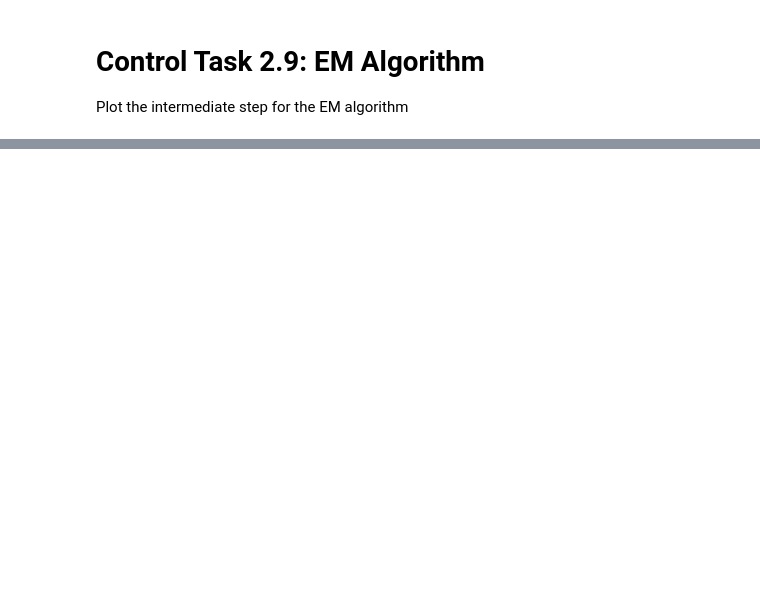
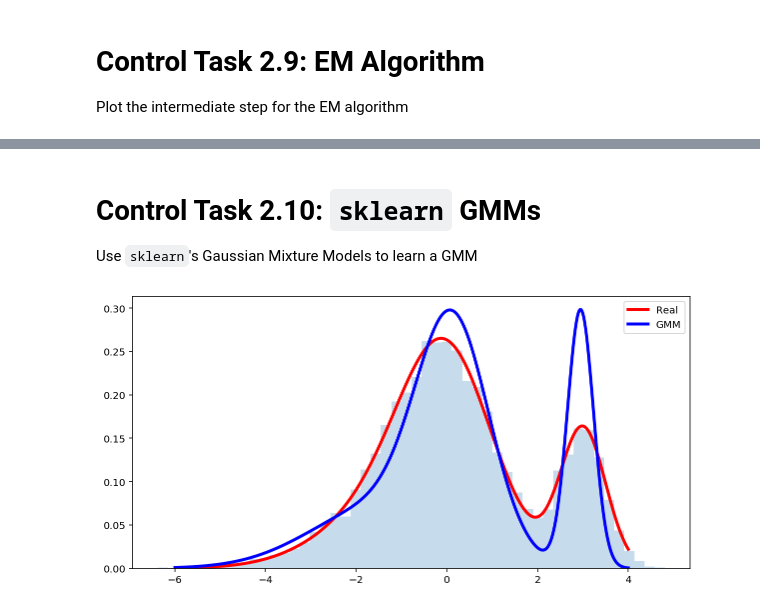
Before and after one commit to jgoerner/advanced-statistics, a Jupyter notebook: statistics/notebooks/Readingguide-2.ipynb, the cells around one changed output, grey strips where cells are left out. Cells and saved outputs as stored; diff of their text form; code cells hidden in the pictures; blank space fills up the shorter version.

Commit message:
Include Task 2.10

```diff
--- a/statistics/notebooks/Readingguide-2.ipynb
+++ b/statistics/notebooks/Readingguide-2.ipynb
@@ -378,0 +414,47 @@ P(c=1|3) ~ 0.96522
+# %% [markdown]
+# Control Task 2.10: `sklearn` GMMs
+Use `sklearn`'s Gaussian Mixture Models to learn a GMM
+# %%
+# %load src/2-10-skearn-gmm.py
+# Import
+import numpy as np
+import matplotlib.pyplot as plt
+from scipy.stats import norm
+from sklearn.mixture import GaussianMixture
+
+# Config
+%config InlineBackend.figure_format = 'retina'
+%matplotlib inline
+plt.rcParams["figure.figsize"] = (10, 5)
+
+# Prepare distributions
+mus = [-1, 0, 3]
+sigs = [1.5, 1, .5]
+pis = [.3, .5, .2]
+N = []
+
+for mu, sig in zip(mus, sigs):
+    N.append(norm(loc=mu, scale=sig))
+
+n_samples = 10000
+samples = np.concatenate([
+    n.rvs(int(pi*n_samples))
+    for n, pi
+    in zip(N, pis)
+])
+x = np.linspace(-6, 4, 500)
+
+gmm = GaussianMixture(3)
+gmm.fit(samples.reshape(-1, 1))
+pdf_mix_gmm = np.zeros_like(x.reshape(1, -1))
+for w, mu, sig in zip(gmm.weights_, gmm.means_, gmm.covariances_):
+    pdf_mix_gmm += w * norm(loc=mu, scale=sig).pdf(x)
+
+pdf_mix = np.sum([pi * n.pdf(x) for pi, n in zip(pis, N)], axis=0)
+plt.hist(samples, bins=50, normed=True, alpha=.25)
+plt.plot(x, pdf_mix, linewidth=3, color="r", label="Real")
+plt.plot(x, pdf_mix_gmm.T, linewidth=3, color="b", label="GMM")
+plt.legend(loc=0)
+plt.savefig("./results/2-10-sklearn-gmm.png")
+# %% [output]
+[figure, added]
```
Also changed, not shown: parts of 7 cells of this notebook, 7 other files.
